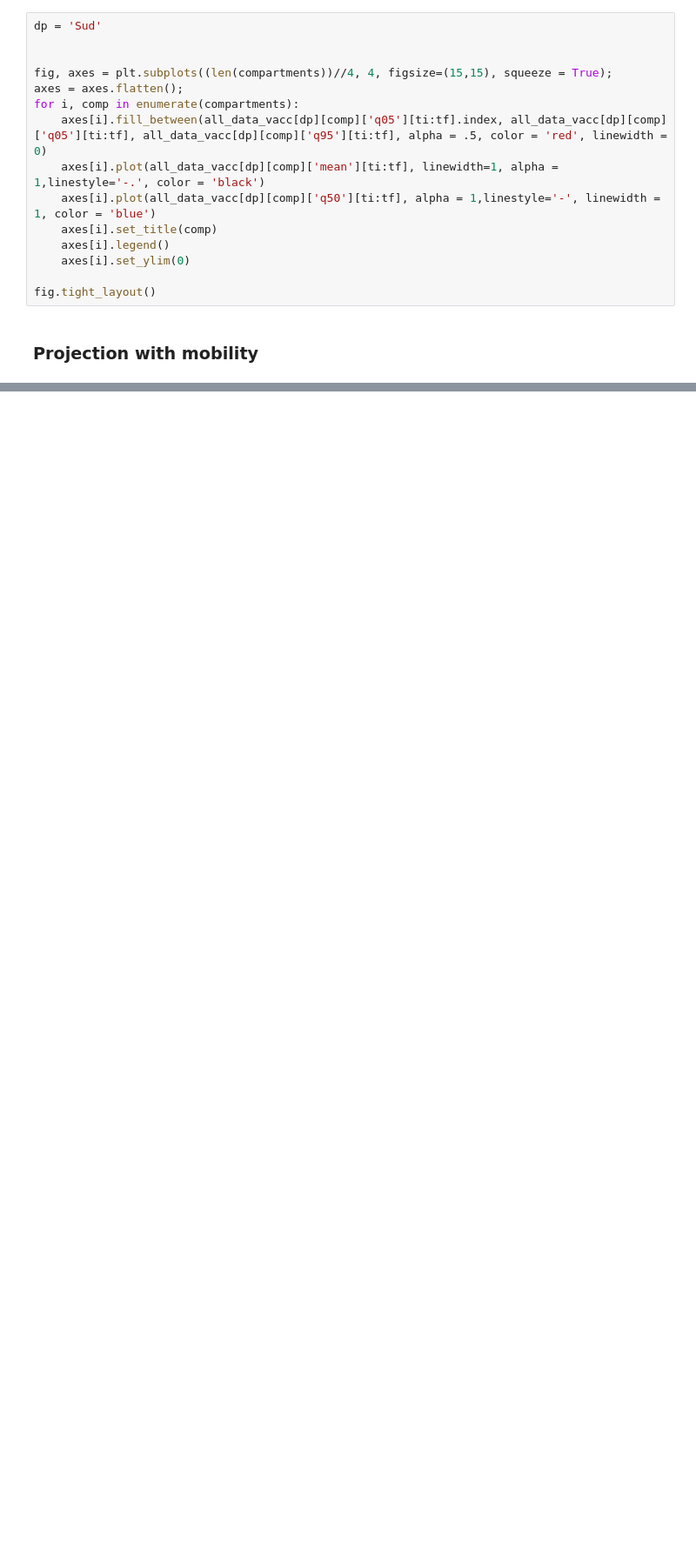
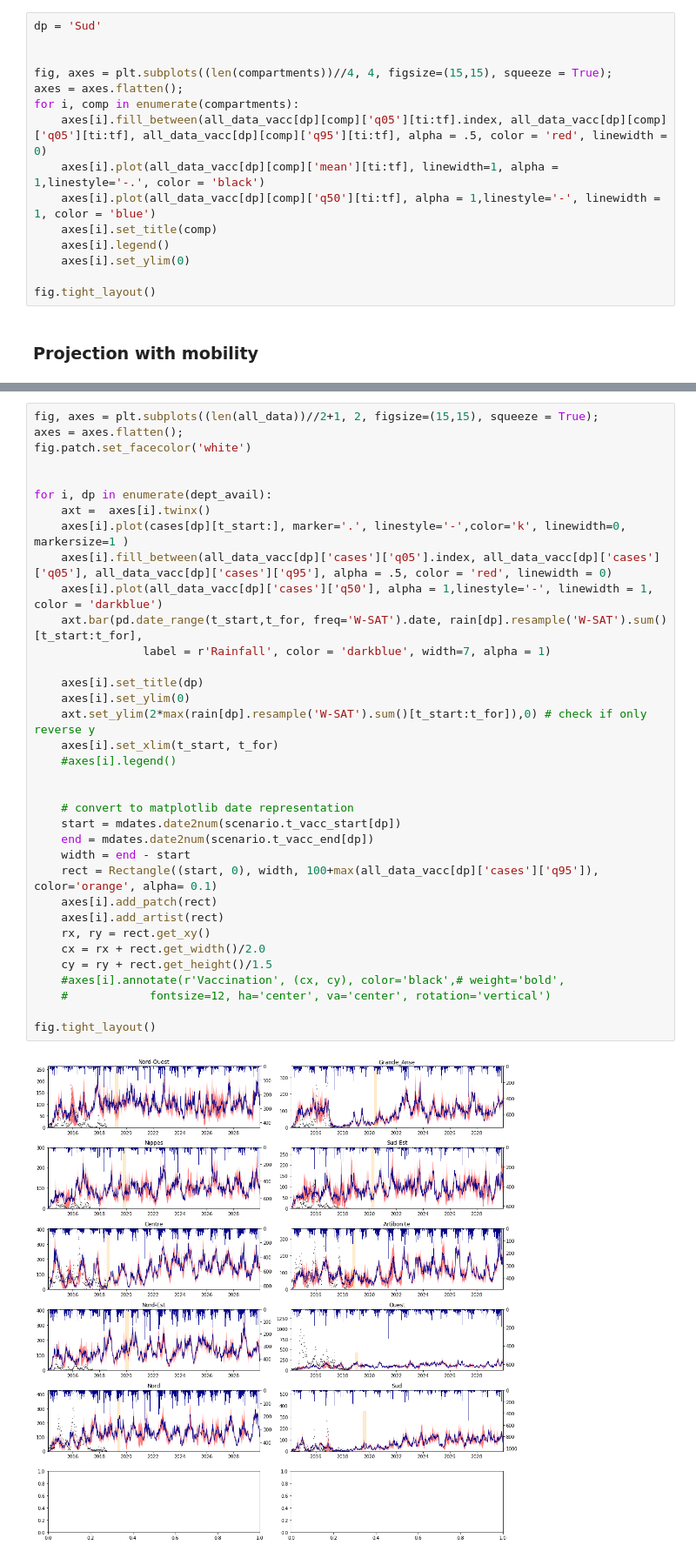
Before and after one commit to jcblemai/haiti-mass-ocv-campaign, a Jupyter notebook: forecast.ipynb, the cells around one changed output, grey strips where cells are left out. Shown at 87% size. Cells and saved outputs as stored; diff of their text form; blank space fills up the shorter version.

```diff
--- a/forecast.ipynb
+++ b/forecast.ipynb
@@ -354,0 +339,37 @@ nsim
+# %%
+fig, axes = plt.subplots((len(all_data))//2+1, 2, figsize=(15,15), squeeze = True);
+axes = axes.flatten();
+fig.patch.set_facecolor('white')
+
+
+for i, dp in enumerate(dept_avail):
+    axt =  axes[i].twinx()
+    axes[i].plot(cases[dp][t_start:], marker='.', linestyle='-',color='k', linewidth=0, markersize=1 )
+    axes[i].fill_between(all_data_vacc[dp]['cases']['q05'].index, all_data_vacc[dp]['cases']['q05'], all_data_vacc[dp]['cases']['q95'], alpha = .5, color = 'red', linewidth = 0)
+    axes[i].plot(all_data_vacc[dp]['cases']['q50'], alpha = 1,linestyle='-', linewidth = 1, color = 'darkblue')
+    axt.bar(pd.date_range(t_start,t_for, freq='W-SAT').date, rain[dp].resample('W-SAT').sum()[t_start:t_for],
+                label = r'Rainfall', color = 'darkblue', width=7, alpha = 1)
+
+    axes[i].set_title(dp)
+    axes[i].set_ylim(0)
+    axt.set_ylim(2*max(rain[dp].resample('W-SAT').sum()[t_start:t_for]),0) # check if only reverse y
+    axes[i].set_xlim(t_start, t_for)
+    #axes[i].legend()
+
+
+    # convert to matplotlib date representation
+    start = mdates.date2num(scenario.t_vacc_start[dp])
+    end = mdates.date2num(scenario.t_vacc_end[dp])
+    width = end - start
+    rect = Rectangle((start, 0), width, 100+max(all_data_vacc[dp]['cases']['q95']), color='orange', alpha= 0.1)
+    axes[i].add_patch(rect)
+    axes[i].add_artist(rect)
+    rx, ry = rect.get_xy()
+    cx = rx + rect.get_width()/2.0
+    cy = ry + rect.get_height()/1.5
+    #axes[i].annotate(r'Vaccination', (cx, cy), color='black',# weight='bold',
+    #            fontsize=12, ha='center', va='center', rotation='vertical')
+
+fig.tight_layout()
+# %% [output]
+[figure, added]
```
Also changed, not shown: parts of 4 cells of this notebook, 5 other files.
